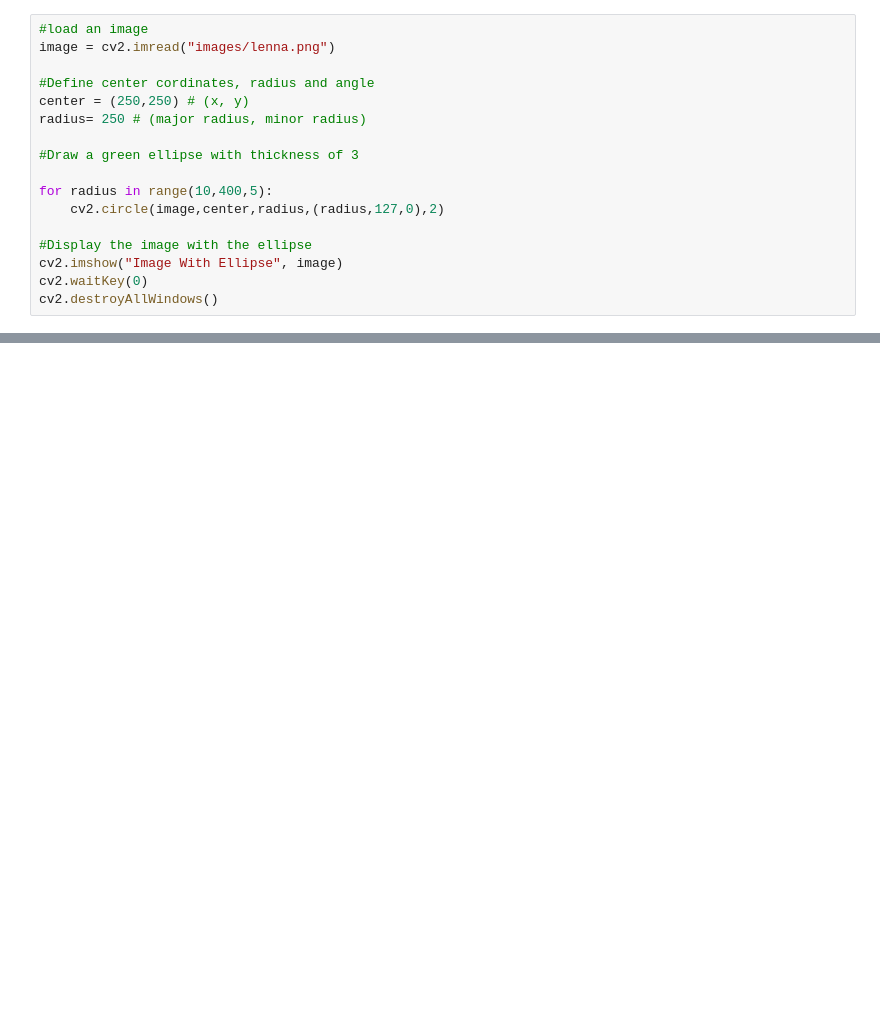
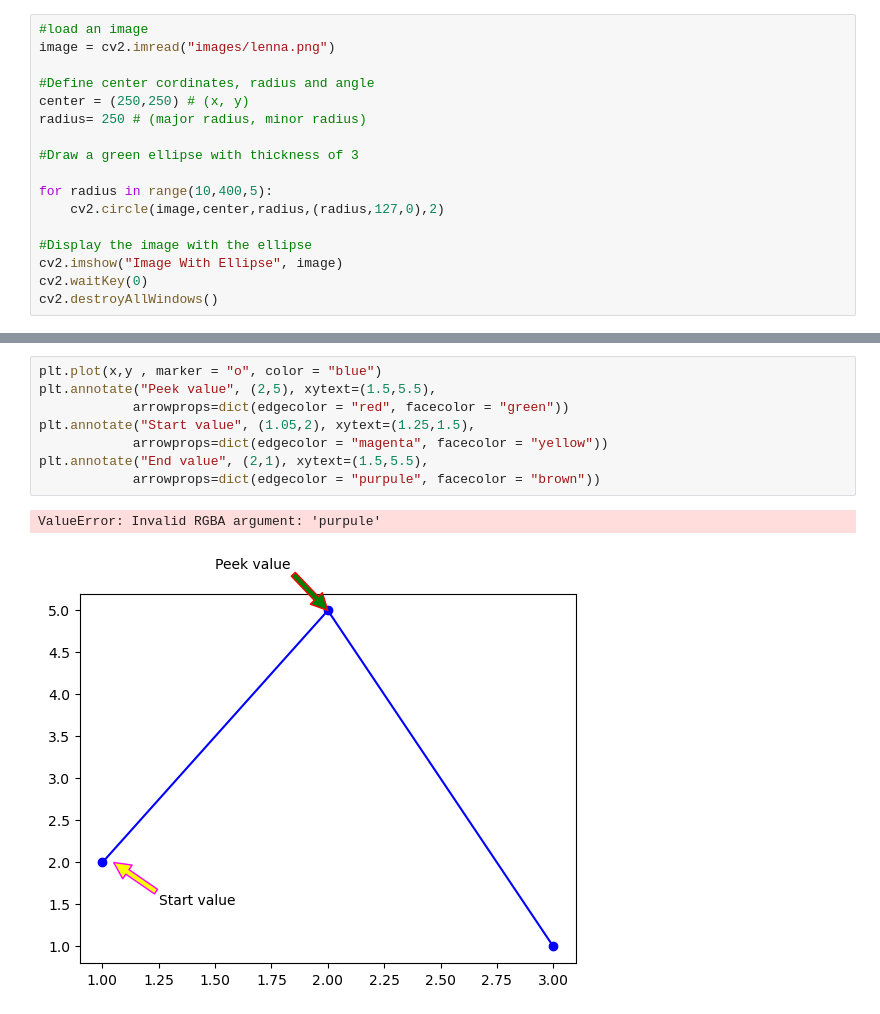
Before and after one commit to ojassannak/computer-vision-CV, a Jupyter notebook: L02- Drawings.ipynb, the cells around one changed output, grey strips where cells are left out. Drawn from its saved outputs; the diff is of its cells as text; blank space fills up the shorter version.

```diff
--- a/L02- Drawings.ipynb
+++ b/L02- Drawings.ipynb
@@ -320,0 +609,11 @@ cv2.destroyAllWindows()
+# %%
+plt.plot(x,y , marker = "o", color = "blue")
+plt.annotate("Peek value", (2,5), xytext=(1.5,5.5),
+            arrowprops=dict(edgecolor = "red", facecolor = "green"))
+plt.annotate("Start value", (1.05,2), xytext=(1.25,1.5),
+            arrowprops=dict(edgecolor = "magenta", facecolor = "yellow"))
+plt.annotate("End value", (2,1), xytext=(1.5,5.5),
+            arrowprops=dict(edgecolor = "purpule", facecolor = "brown"))
+# %% [output]
+ValueError: Invalid RGBA argument: 'purpule'
+[figure, added]
```
Also changed, not shown: parts of 18 cells of this notebook, 1 other file.
